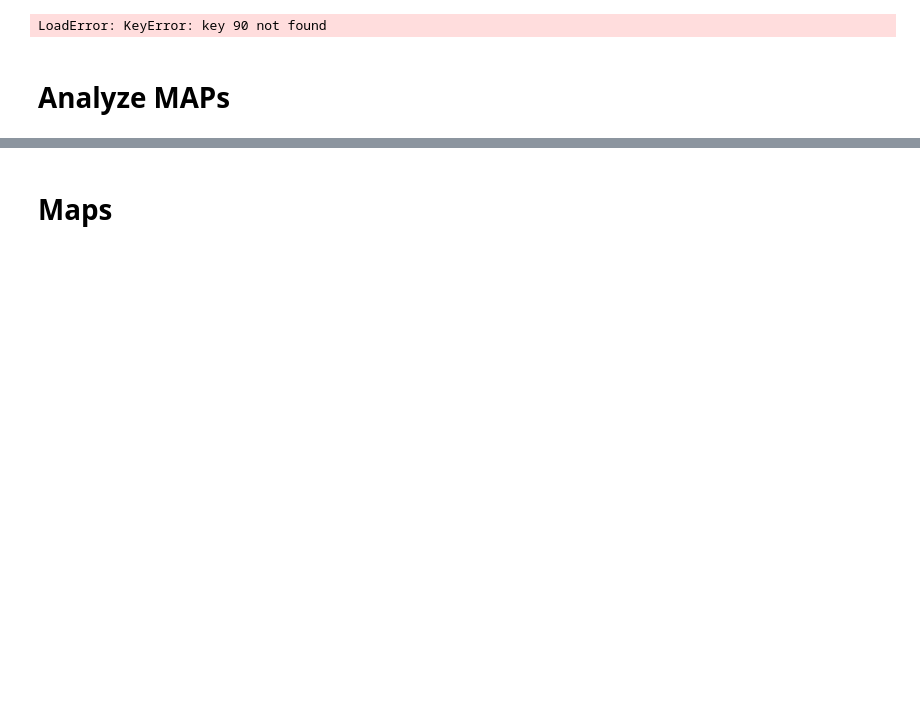
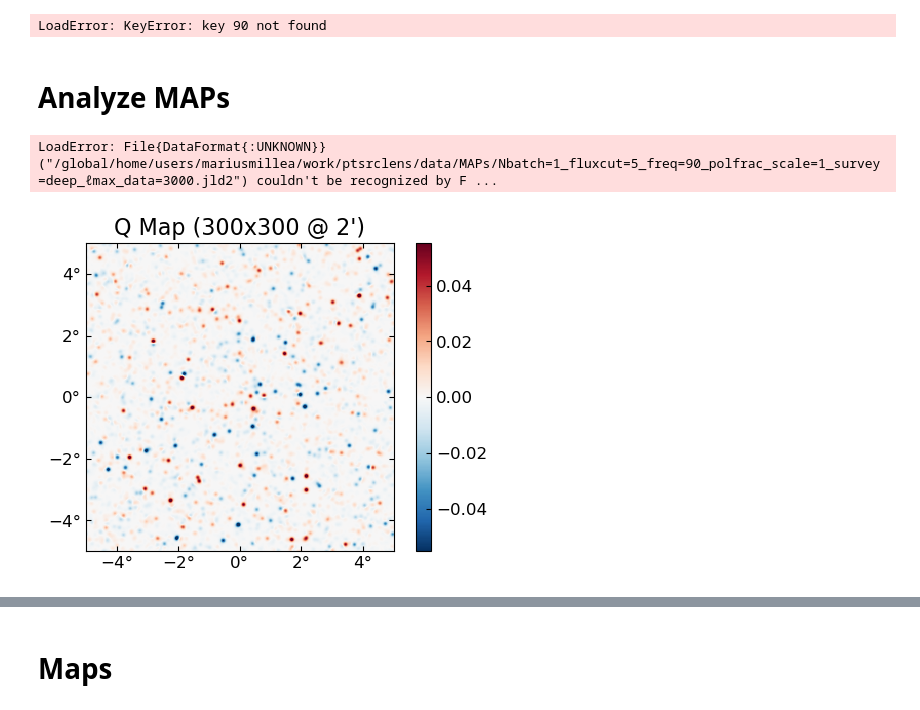
Before and after one commit to EmmanuelSchaan/SehgalRadioPolarizedSources, a Jupyter notebook: analyze_lensing.ipynb, the cells around one changed output, grey strips where cells are left out. Saved outputs shown, nothing was run; the diff lists cells and outputs as text; code cells hidden in the pictures; blank space fills up the shorter version.

```diff
--- a/analyze_lensing.ipynb
+++ b/analyze_lensing.ipynb
@@ -149,2 +130,4 @@ freq = 90;
 # %%
-MAPs = CMBLensing.Chains(load(datadir("MAPs", savename((;survey,freq,ℓmax_data,fluxcut,polfrac_scale), "jld2")),"MAPs"));
+MAPs = CMBLensing.Chains(load(datadir("MAPs", savename((;survey,freq,ℓmax_data,fluxcut,polfrac_scale,Nbatch), "jld2")),"MAPs"));
+# %% [output]
+LoadError: File{DataFormat{:UNKNOWN}}("/global/home/users/mariusmillea/work/ptsrclens/data/MAPs/Nbatch=1_fluxcut=5_freq=90_polfrac_scale=1_survey=deep_ℓmax_data=3000.jld2") couldn't be recognized by F ...
@@ -150,0 +136,4 @@ MAPs = CMBLensing.Chains(load(datadir("MAPs", savename((;survey,freq,ℓmax_data
+# %%
+plot(BandPassOp(beamCℓs(beamFWHM=5)) * MAPs[1][:corrfg,:fgcov].M * MAPs[1][:corrfg,:fgcov].g, which=:Qx)
+# %% [output]
+[figure, added]
```
Also changed, not shown: parts of 10 cells of this notebook, 1 other file.
